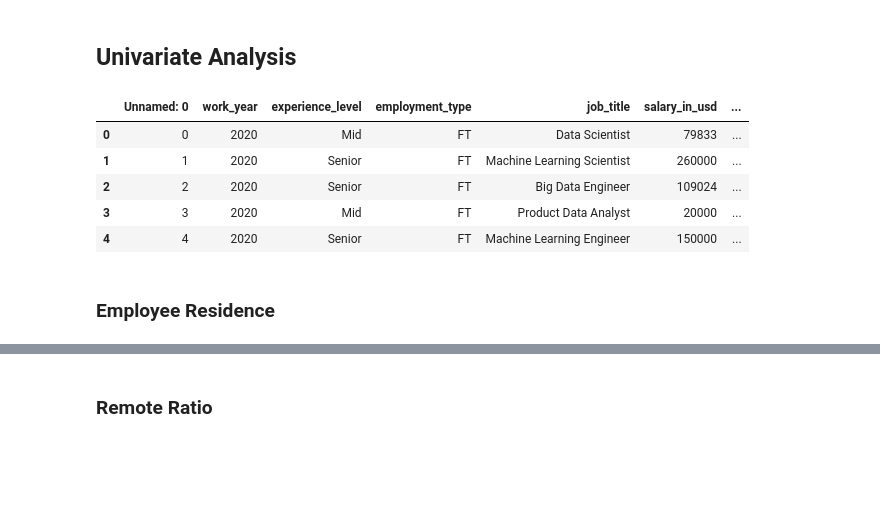
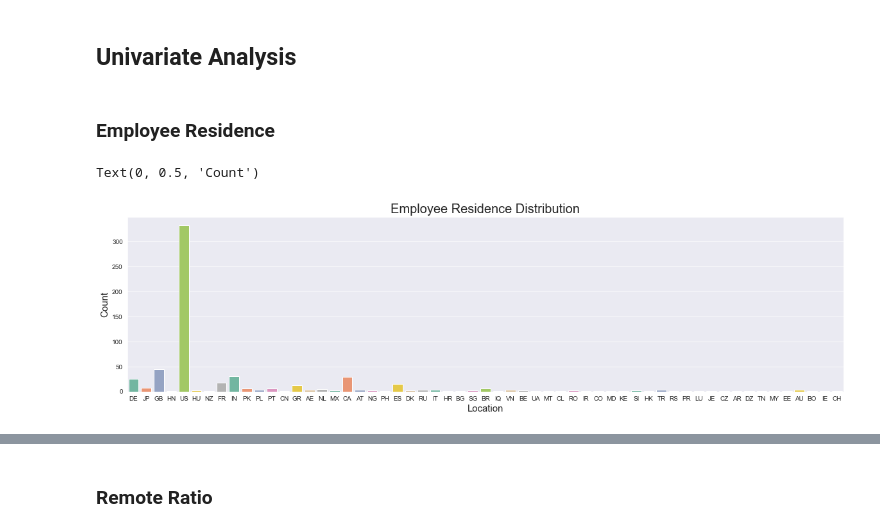
Before and after one commit to leena-kang/DS_Salary_EDA, a Jupyter notebook: EDA_Data_Salary.ipynb, the cells around one changed output, grey strips where cells are left out. Drawn from its saved outputs; the diff is of its cells as text; code cells hidden in the pictures; blank space fills up the shorter version.

```diff
--- a/EDA_Data_Salary.ipynb
+++ b/EDA_Data_Salary.ipynb
@@ -79,14 +79,15 @@ df.loc[df['employment_type'] == 'FL', 'employment_type'] = 'Freelance'
 ## 3. EDA: Understanding Data Distribution
 # %% [markdown]
 ## Univariate Analysis
-# %%
-df.head()
-# %% [output]
-|  | Unnamed: 0 | work_year | experience_level | employment_type | job_title | salary_in_usd | ... |
-| 0 | 0 | 2020 | Mid | FT | Data Scientist | 79833 | ... |
-| 1 | 1 | 2020 | Senior | FT | Machine Learning Scientist | 260000 | ... |
-| 2 | 2 | 2020 | Senior | FT | Big Data Engineer | 109024 | ... |
-| 3 | 3 | 2020 | Mid | FT | Product Data Analyst | 20000 | ... |
-| 4 | 4 | 2020 | Senior | FT | Machine Learning Engineer | 150000 | ... |
 # %% [markdown]
 ### Employee Residence
+# %%
+plt.figure(figsize=(20,5))
+sns.set_style('darkgrid')
+sns.countplot(df['employee_residence'], palette='Set2')
+plt.title('Employee Residence Distribution', fontsize = 20)
+plt.xlabel('Location', fontsize = 15)
+plt.ylabel('Count', fontsize = 15)
+# %% [output]
+Text(0, 0.5, 'Count')
+[figure, added]
```
Also changed, not shown: parts of 18 cells of this notebook.
